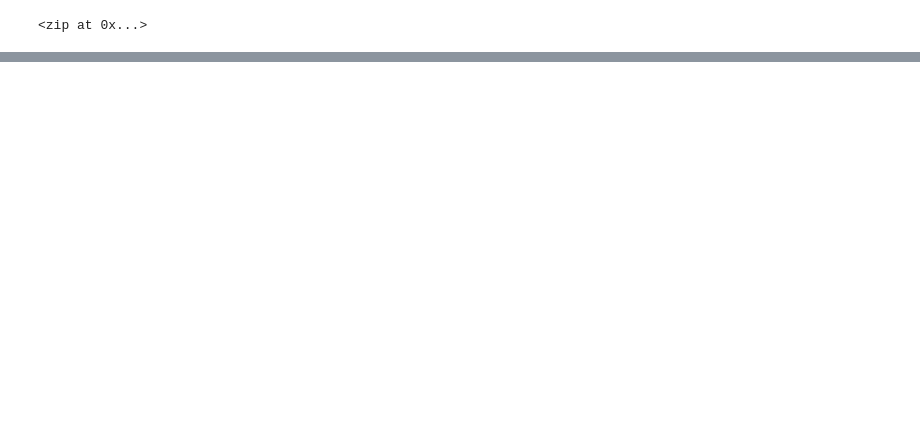
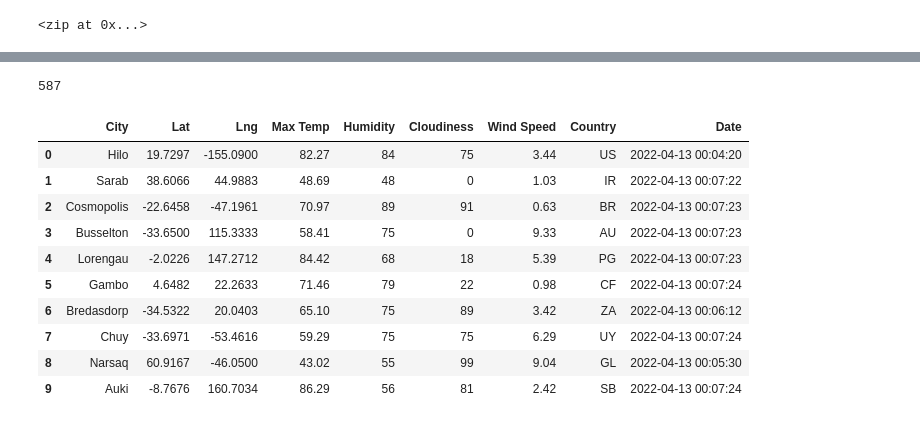
Before and after one commit to jgcarter421/World_Weather_Analysis, a Jupyter notebook: WeatherPy.ipynb, the cells around one changed output, grey strips where cells are left out. Cells and saved outputs as stored; diff of their text form; code cells hidden in the pictures; blank space fills up the shorter version.

```diff
--- a/WeatherPy.ipynb
+++ b/WeatherPy.ipynb
@@ -32,0 +42,2 @@ len(cities)
+# %%
+url = "http://api.openweathermap.org/data/2.5/weather?units=Imperial&APPID=" + weather_api_key
@@ -32,0 +124,20 @@ len(cities)
+# %%
+len(city_data)
+# %% [output]
+587
+# %%
+# Convert the array of dictionaries to a Pandas DataFrame.
+city_data_df = pd.DataFrame(city_data)
+city_data_df.head(10)
+# %% [output]
+|  | City | Lat | Lng | Max Temp | Humidity | Cloudiness | Wind Speed | Country | Date |
+| 0 | Hilo | 19.7297 | -155.0900 | 82.27 | 84 | 75 | 3.44 | US | 2022-04-13 00:04:20 |
+| 1 | Sarab | 38.6066 | 44.9883 | 48.69 | 48 | 0 | 1.03 | IR | 2022-04-13 00:07:22 |
+| 2 | Cosmopolis | -22.6458 | -47.1961 | 70.97 | 89 | 91 | 0.63 | BR | 2022-04-13 00:07:23 |
+| 3 | Busselton | -33.6500 | 115.3333 | 58.41 | 75 | 0 | 9.33 | AU | 2022-04-13 00:07:23 |
+| 4 | Lorengau | -2.0226 | 147.2712 | 84.42 | 68 | 18 | 5.39 | PG | 2022-04-13 00:07:23 |
+| 5 | Gambo | 4.6482 | 22.2633 | 71.46 | 79 | 22 | 0.98 | CF | 2022-04-13 00:07:24 |
+| 6 | Bredasdorp | -34.5322 | 20.0403 | 65.10 | 75 | 89 | 3.42 | ZA | 2022-04-13 00:06:12 |
+| 7 | Chuy | -33.6971 | -53.4616 | 59.29 | 75 | 75 | 6.29 | UY | 2022-04-13 00:07:24 |
+| 8 | Narsaq | 60.9167 | -46.0500 | 43.02 | 55 | 99 | 9.04 | GL | 2022-04-13 00:05:30 |
+| 9 | Auki | -8.7676 | 160.7034 | 86.29 | 56 | 81 | 2.42 | SB | 2022-04-13 00:07:24 |
```
Also changed, not shown: parts of 10 cells of this notebook, 1 other file.
